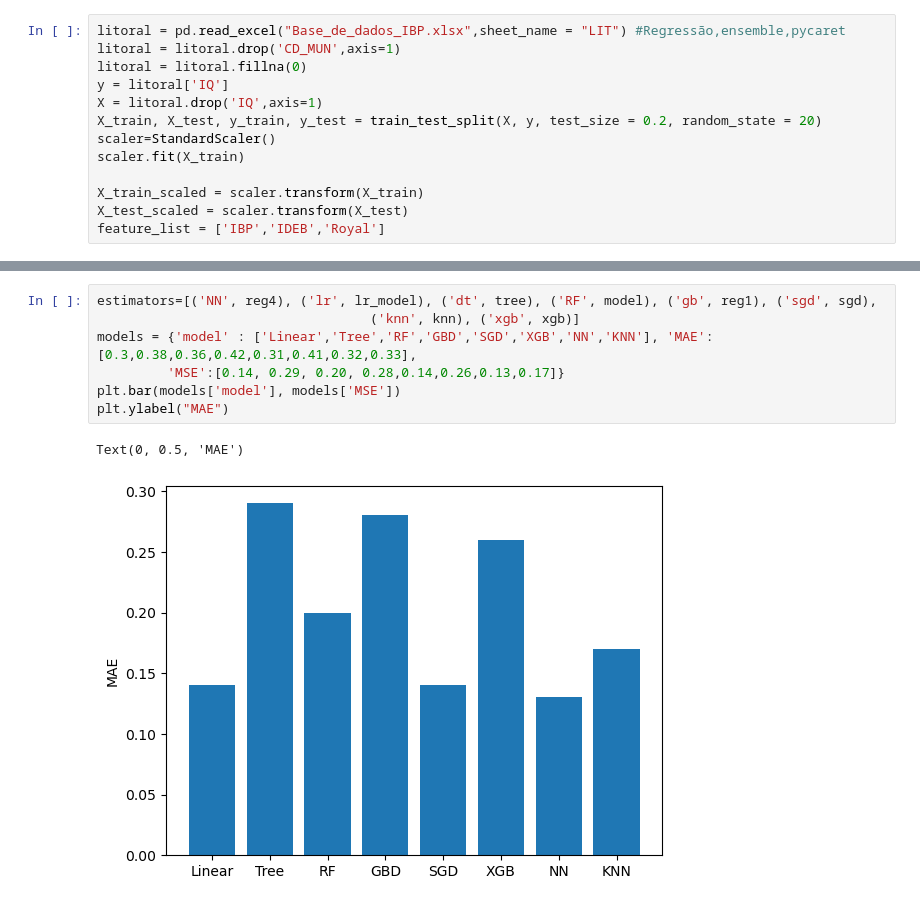
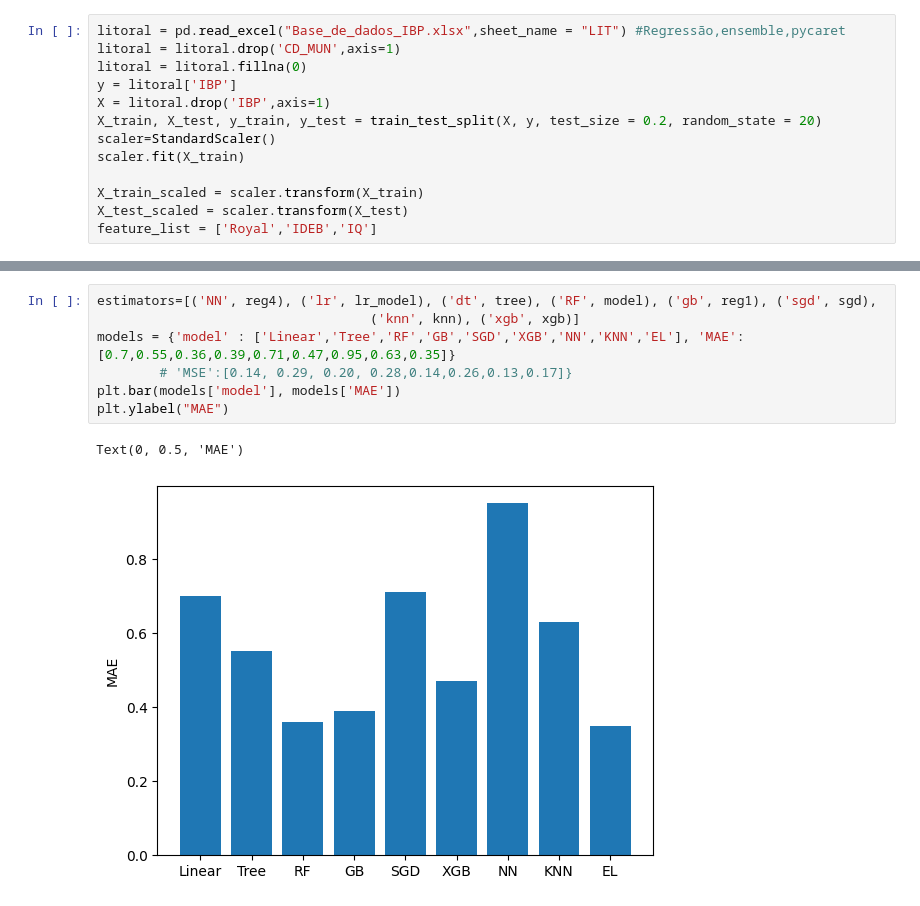
Before and after one commit to leonardobacha/Codigos_Py, a Jupyter notebook: Machine Learning/Regressão/IBP_ATUAL.ipynb, the cells around one changed output, grey strips where cells are left out. Cells and saved outputs as stored; diff of their text form.

```diff
--- a/Machine Learning/Regressão/IBP_ATUAL.ipynb
+++ b/Machine Learning/Regressão/IBP_ATUAL.ipynb
@@ -30,15 +30,15 @@ from sklearn.metrics import mean_squared_error, mean_absolute_error
 litoral = pd.read_excel("Base_de_dados_IBP.xlsx",sheet_name = "LIT") #Regressão,ensemble,pycaret
 litoral = litoral.drop('CD_MUN',axis=1)
 litoral = litoral.fillna(0)
-y = litoral['IQ']
-X = litoral.drop('IQ',axis=1)
+y = litoral['IBP']
+X = litoral.drop('IBP',axis=1)
 X_train, X_test, y_train, y_test = train_test_split(X, y, test_size = 0.2, random_state = 20)
 scaler=StandardScaler()
 scaler.fit(X_train)
 
 X_train_scaled = scaler.transform(X_train)
 X_test_scaled = scaler.transform(X_test)
-feature_list = ['IBP','IDEB','Royal']
+feature_list = ['Royal','IDEB','IQ']
 # %%
 #Indiano
 
@@ -230,10 +229,10 @@ R2 -0.13951999321610975
 # %%
 estimators=[('NN', reg4), ('lr', lr_model), ('dt', tree), ('RF', model), ('gb', reg1), ('sgd', sgd),
                                    ('knn', knn), ('xgb', xgb)]
-models = {'model' : ['Linear','Tree','RF','GBD','SGD','XGB','NN','KNN'], 'MAE': [0.3,0.38,0.36,0.42,0.31,0.41,0.32,0.33],
-         'MSE':[0.14, 0.29, 0.20, 0.28,0.14,0.26,0.13,0.17]}
-plt.bar(models['model'], models['MSE'])
+models = {'model' : ['Linear','Tree','RF','GB','SGD','XGB','NN','KNN','EL'], 'MAE': [0.7,0.55,0.36,0.39,0.71,0.47,0.95,0.63,0.35]}
+        # 'MSE':[0.14, 0.29, 0.20, 0.28,0.14,0.26,0.13,0.17]}
+plt.bar(models['model'], models['MAE'])
 plt.ylabel("MAE")
 # %% [output]
 Text(0, 0.5, 'MAE')
-[figure, old version]
+[figure, new version]
```
Also changed, not shown: parts of 12 cells of this notebook.
